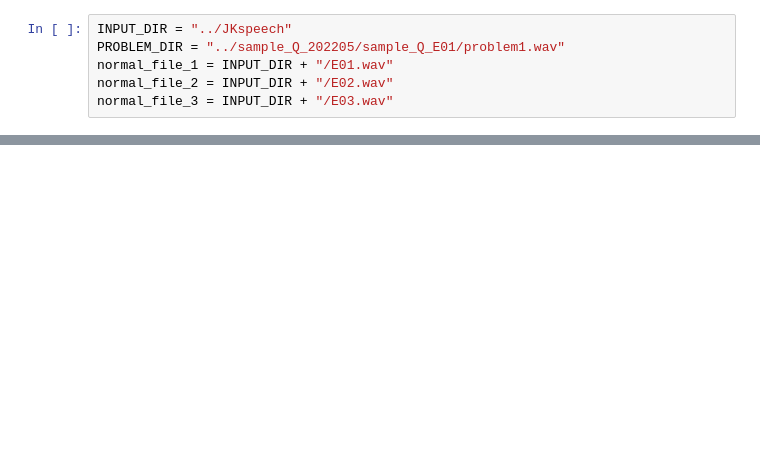
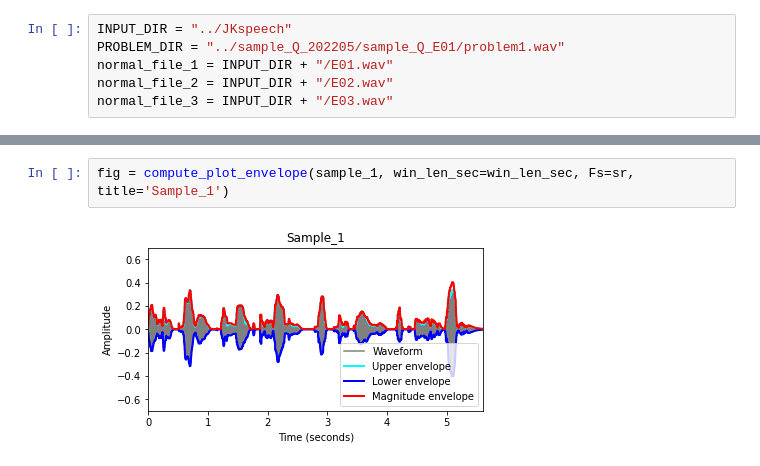
Before and after one commit to 2ThuyThuy/Algorithm-Machine-Learning, a Jupyter notebook: porocon/Code/approach Harmonic_Percussive Separation Using Median Filtering.ipynb, the cells around one changed output, grey strips where cells are left out. Saved outputs shown, nothing was run; the diff lists cells and outputs as text; blank space fills up the shorter version.

```diff
--- a/porocon/Code/approach Harmonic_Percussive Separation Using Median Filtering.ipynb
+++ b/porocon/Code/approach Harmonic_Percussive Separation Using Median Filtering.ipynb
@@ -59,0 +141,4 @@ Y = compute_plot_spectrogram(sample, title = 'problem', log=1)
+# %%
+fig = compute_plot_envelope(sample_1, win_len_sec=win_len_sec, Fs=sr, title='Sample_1')
+# %% [output]
+[figure, added]
```
Also changed, not shown: parts of 16 cells of this notebook, 2 other files.
